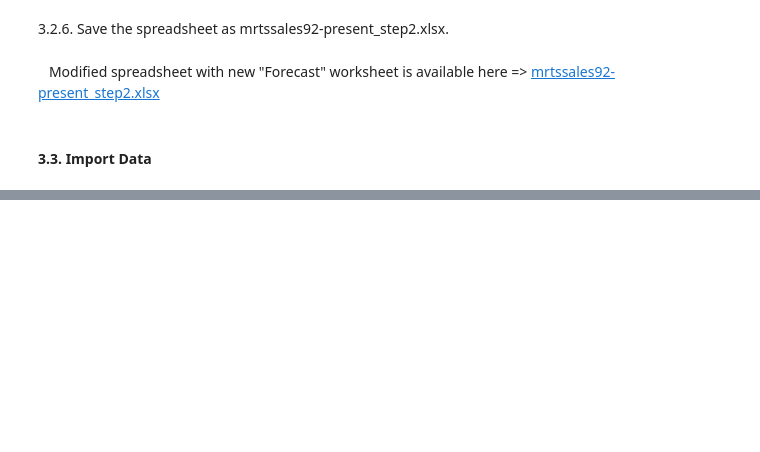
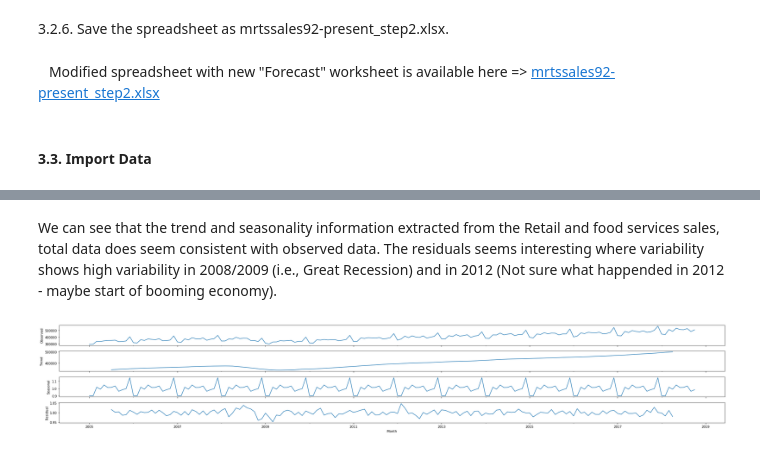
Before and after one commit to mediumworx/analytics, a Jupyter notebook: Forecasting/Forecasting using Python.ipynb, the cells around one changed output, grey strips where cells are left out. Saved outputs shown, nothing was run; the diff lists cells and outputs as text; code cells hidden in the pictures; blank space fills up the shorter version.

```diff
--- a/Forecasting/Forecasting using Python.ipynb
+++ b/Forecasting/Forecasting using Python.ipynb
@@ -86,0 +216,2 @@ We will need to format the data in Monthly Trade Report, so we can create a fore
+# %%
+monthly_retail_data.index = pd.to_datetime(monthly_retail_data.index)
@@ -86,0 +222,9 @@ We will need to format the data in Monthly Trade Report, so we can create a fore
+# %% [markdown]
+We can see that the trend and seasonality information extracted from the Retail and food services sales, total data does seem consistent with observed data. The residuals seems interesting where variability shows high variability in 2008/2009 (i.e., Great Recession) and in 2012 (Not sure what happended in 2012 - maybe start of booming economy).
+# %%
+from statsmodels.tsa.seasonal import seasonal_decompose
+Retail_and_food_services_sales_total_decompose_result = seasonal_decompose(monthly_retail_data['Retail and food services sales, total'], model='multiplicative')
+Retail_and_food_services_sales_total_decompose_result.plot()
+pyplot.show()
+# %% [output]
+[figure, added]
```
Also changed, not shown: parts of 124 cells of this notebook, 1 other file.
